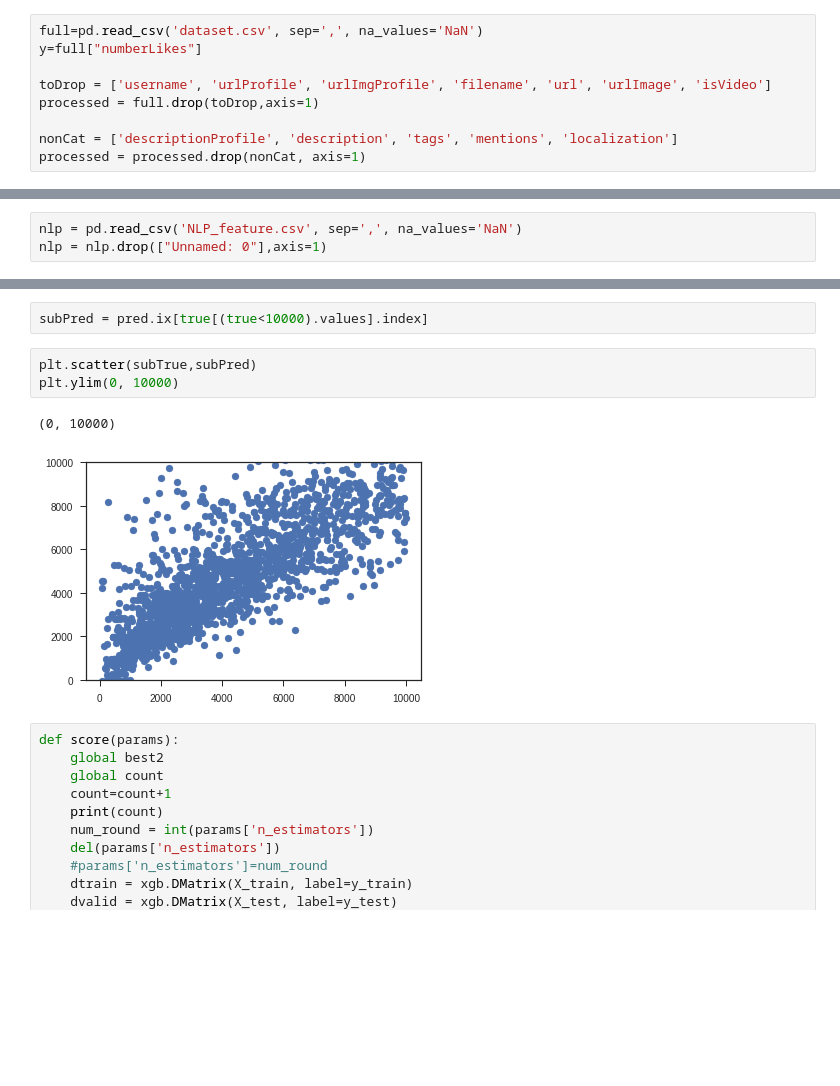
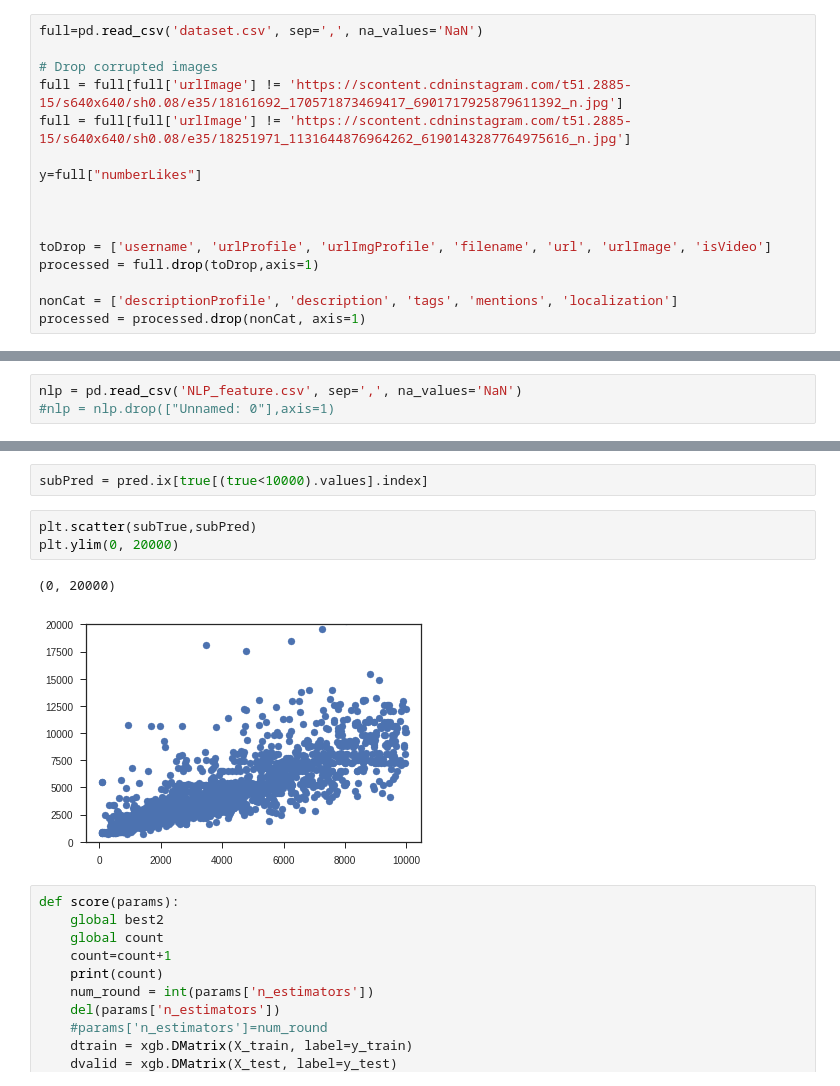
Before and after one commit to gvsi/instagram-like-predictor, a Jupyter notebook: NewDataset.ipynb, the cells around one changed output, grey strips where cells are left out. Cells and saved outputs as stored; diff of their text form; blank space fills up the shorter version.

```diff
--- a/NewDataset.ipynb
+++ b/NewDataset.ipynb
@@ -99,7 +99,14 @@ dataset.to_csv('newDataset.csv', index=False)
 # Import Dataset
 # %%
 full=pd.read_csv('dataset.csv', sep=',', na_values='NaN')
+
+# Drop corrupted images
+full = full[full['urlImage'] != 'https://scontent.cdninstagram.com/t51.2885-15/s640x640/sh0.08/e35/18161692_170571873469417_6901717925879611392_n.jpg']
+full = full[full['urlImage'] != 'https://scontent.cdninstagram.com/t51.2885-15/s640x640/sh0.08/e35/18251971_1131644876964262_6190143287764975616_n.jpg']
+
 y=full["numberLikes"]
+
+
 
 toDrop = ['username', 'urlProfile', 'urlImgProfile', 'filename', 'url', 'urlImage', 'isVideo']
 processed = full.drop(toDrop,axis=1)
@@ -110,4 +117,4 @@ processed = processed.drop(nonCat, axis=1)
 # NLP
 # %%
 nlp = pd.read_csv('NLP_feature.csv', sep=',', na_values='NaN')
-nlp = nlp.drop(["Unnamed: 0"],axis=1)
+#nlp = nlp.drop(["Unnamed: 0"],axis=1)
@@ -455,10 +526,10 @@ subTrue = true[(true<10000).values]
 subPred = pred.ix[true[(true<10000).values].index]
 # %%
 plt.scatter(subTrue,subPred)
-plt.ylim(0, 10000)
+plt.ylim(0, 20000)
 # %% [output]
-(0, 10000)
+(0, 20000)
-[figure, old version]
+[figure, new version]
 # %%
 def score(params):
     global best2
```
Also changed, not shown: parts of 28 cells of this notebook, 1 other file.
